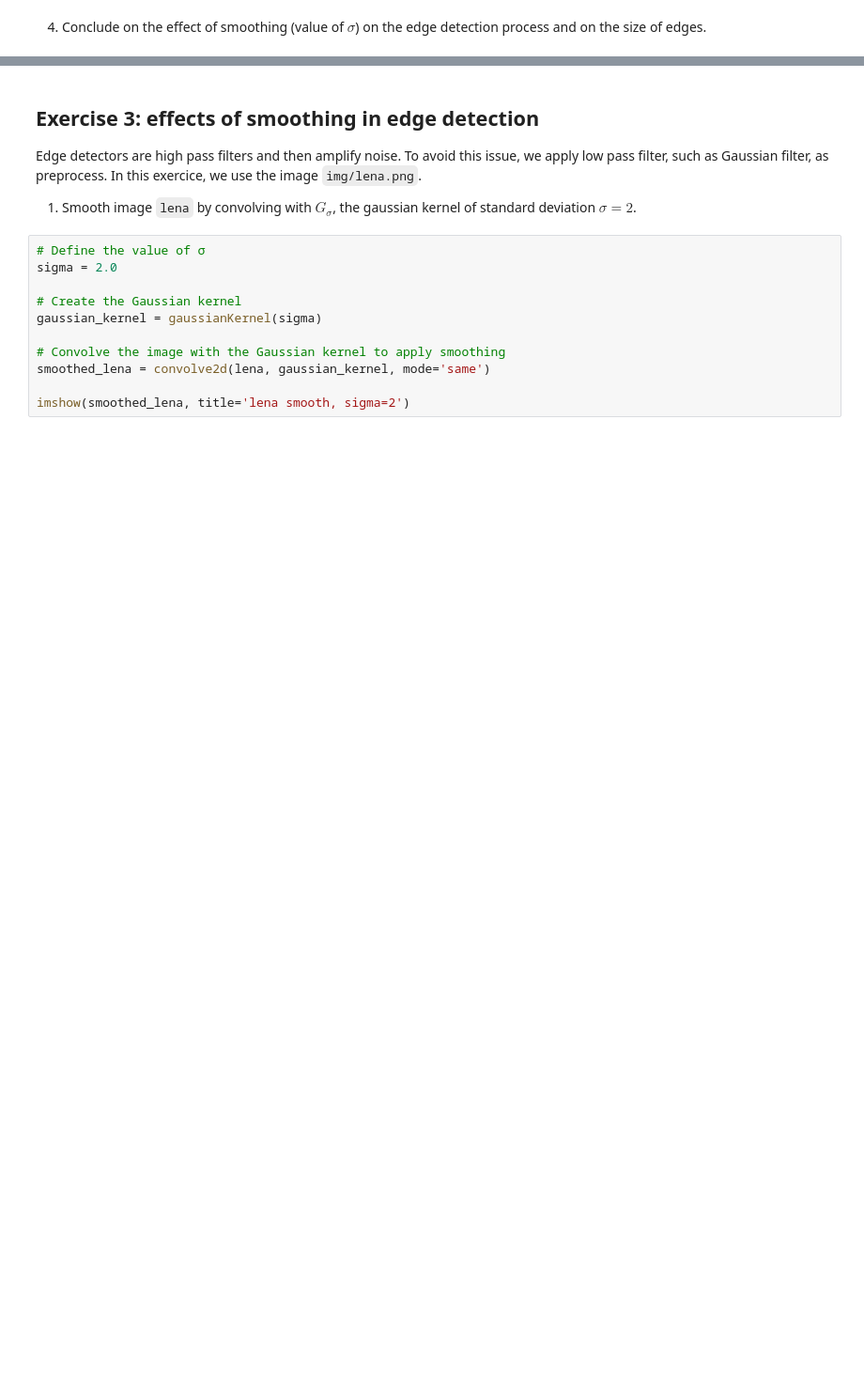
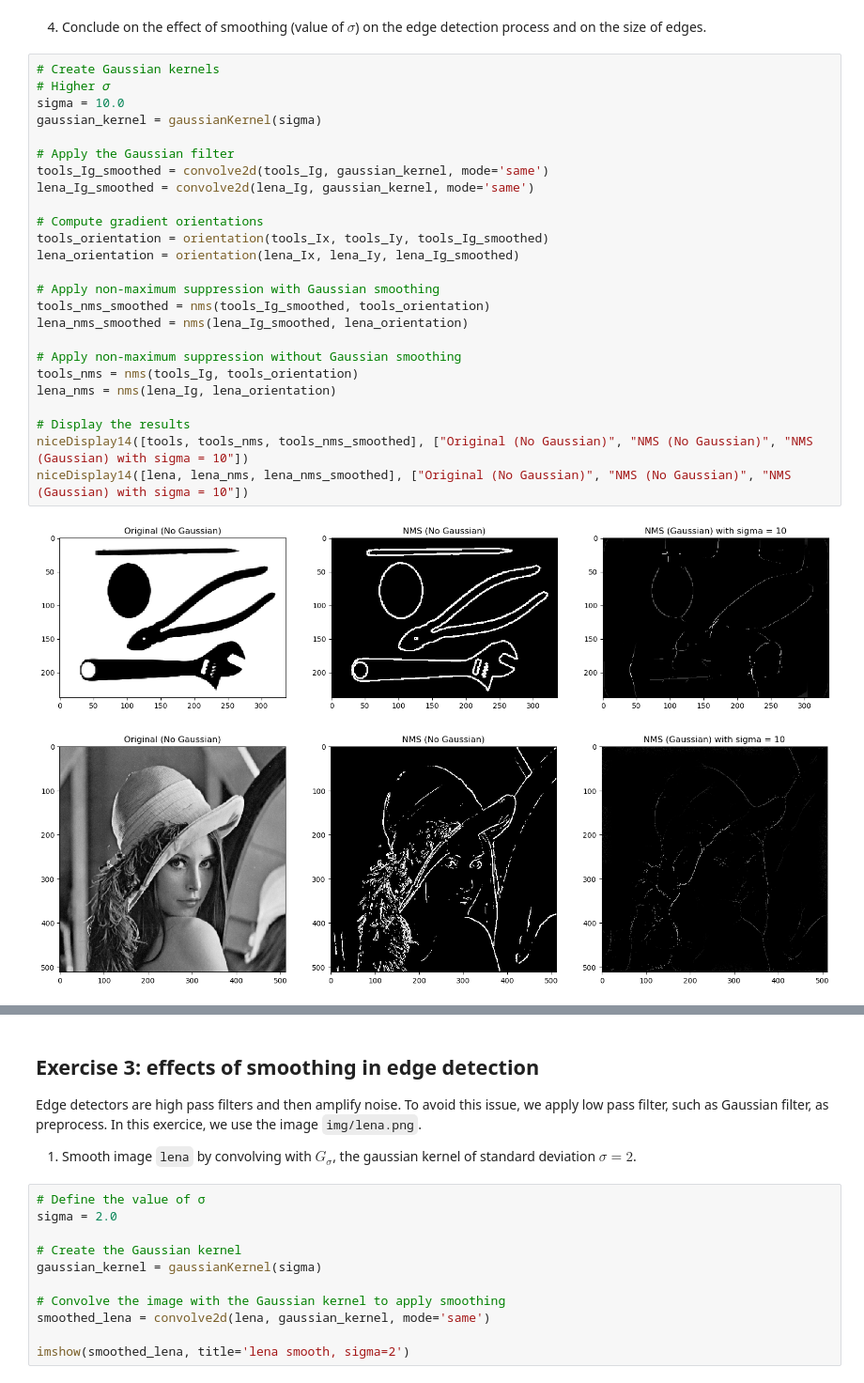
Before and after one commit to ZHANGzhile/BIMA, a Jupyter notebook: TME5/TME5.ipynb, the cells around one changed output, grey strips where cells are left out. Shown at 94% size. Cells and saved outputs as stored; diff of their text form; blank space fills up the shorter version.

```diff
--- a/TME5/TME5.ipynb
+++ b/TME5/TME5.ipynb
@@ -325,2 +330,30 @@ niceDisplay14([lena, lena_nms, lena_nms_smoothed], ["Original (No Gaussian)", "N
 # %% [markdown]
 4. Conclude on the effect of smoothing (value of $\sigma$) on the edge detection process and on the size of edges.
+# %%
+# Create Gaussian kernels
+# Higher 𝜎
+sigma = 10.0
+gaussian_kernel = gaussianKernel(sigma)
+
+# Apply the Gaussian filter
+tools_Ig_smoothed = convolve2d(tools_Ig, gaussian_kernel, mode='same')
+lena_Ig_smoothed = convolve2d(lena_Ig, gaussian_kernel, mode='same')
+
+# Compute gradient orientations
+tools_orientation = orientation(tools_Ix, tools_Iy, tools_Ig_smoothed)
+lena_orientation = orientation(lena_Ix, lena_Iy, lena_Ig_smoothed)
+
+# Apply non-maximum suppression with Gaussian smoothing
+tools_nms_smoothed = nms(tools_Ig_smoothed, tools_orientation)
+lena_nms_smoothed = nms(lena_Ig_smoothed, lena_orientation)
+
+# Apply non-maximum suppression without Gaussian smoothing
+tools_nms = nms(tools_Ig, tools_orientation)
+lena_nms = nms(lena_Ig, lena_orientation)
+
+# Display the results
+niceDisplay14([tools, tools_nms, tools_nms_smoothed], ["Original (No Gaussian)", "NMS (No Gaussian)", "NMS (Gaussian) with sigma = 10"])
+niceDisplay14([lena, lena_nms, lena_nms_smoothed], ["Original (No Gaussian)", "NMS (No Gaussian)", "NMS (Gaussian) with sigma = 10"])
+# %% [output]
+[figure, added]
+[figure, added]
```
Also changed, not shown: parts of 5 cells of this notebook.
